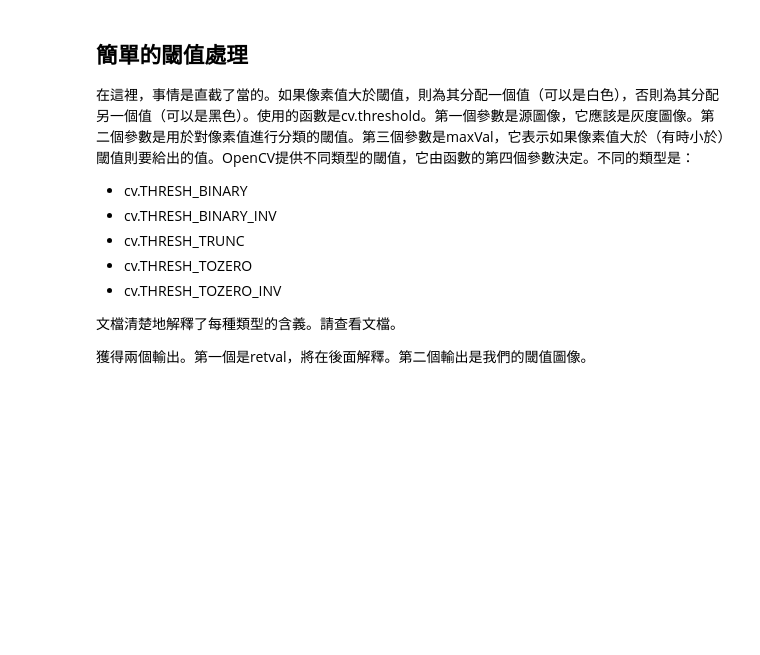
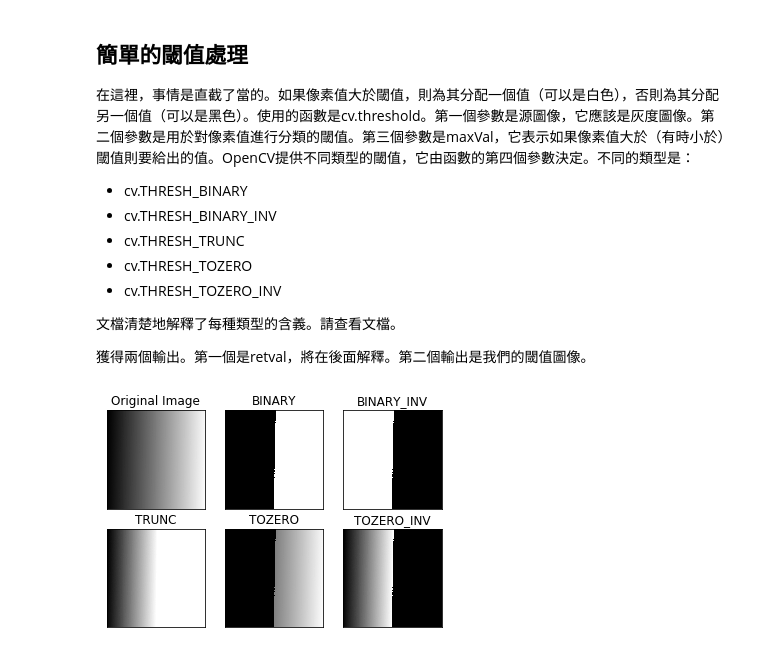
Before and after one commit to phcwj/OpenCV_Study, a Jupyter notebook: OpenCV_study.ipynb, the cells around one changed output. Drawn from its saved outputs; the diff is of its cells as text; code cells hidden in the pictures; blank space fills up the shorter version.

```diff
--- a/OpenCV_study.ipynb
+++ b/OpenCV_study.ipynb
@@ -889,11 +889,21 @@ plt.show()
 # %%
 import cv2 as cv
 import numpy as np
 from matplotlib import pyplot as plt
 
 img = cv.imread('gradient.png', 0)
 ret, thresh1 = cv.threshold(img, 127, 255, cv.THRESH_BINARY)
 ret, thresh2 = cv.threshold(img, 127, 255, cv.THRESH_BINARY_INV)
 ret, thresh3 = cv.threshold(img, 127, 255, cv.THRESH_TRUNC)
 ret, thresh4 = cv.threshold(img, 127, 255, cv.THRESH_TOZERO)
 ret, thresh5 = cv.threshold(img, 127, 255, cv.THRESH_TOZERO_INV)
+
+titles = ['Original Image','BINARY','BINARY_INV','TRUNC','TOZERO','TOZERO_INV']
+images = [img, thresh1, thresh2, thresh3, thresh4, thresh5]
+for i in range(6):
+    plt.subplot(2,3,i+1),plt.imshow(images[i],'gray')
+    plt.title(titles[i])
+    plt.xticks([]),plt.yticks([])
+plt.show()
+# %% [output]
+[figure, added]
```
Also changed, not shown: parts of 40 cells of this notebook, 10 other files.
